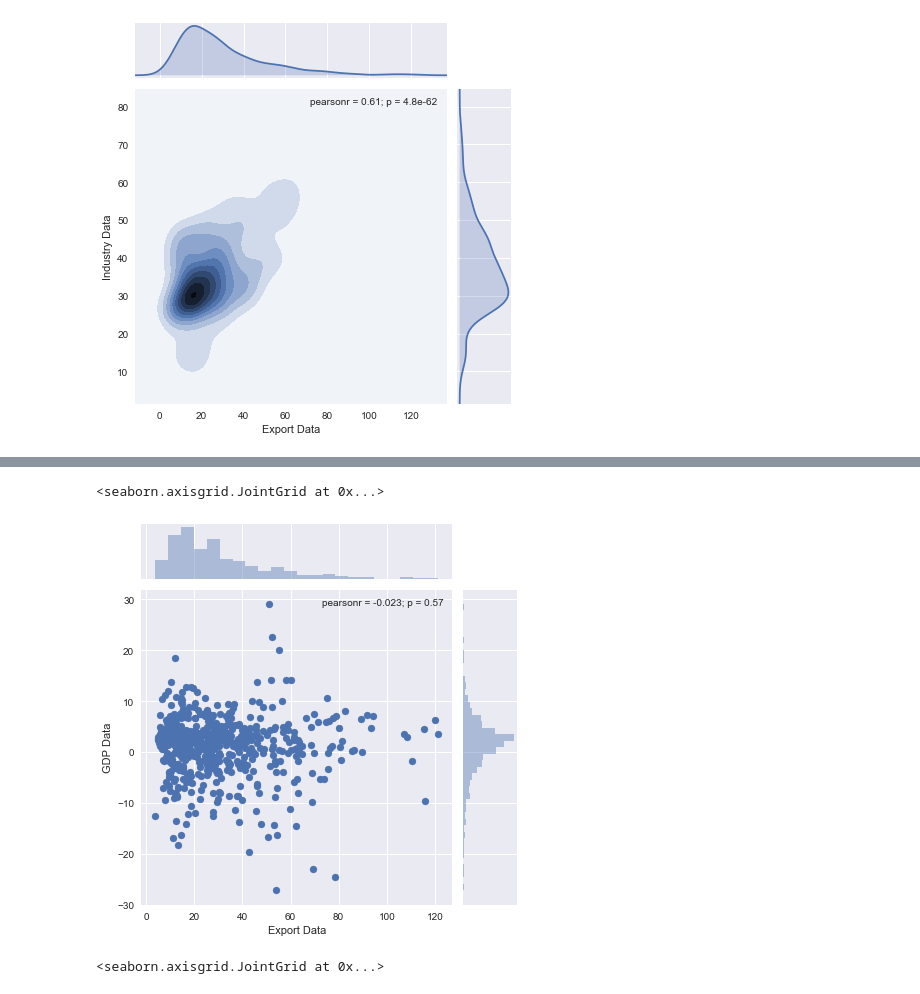
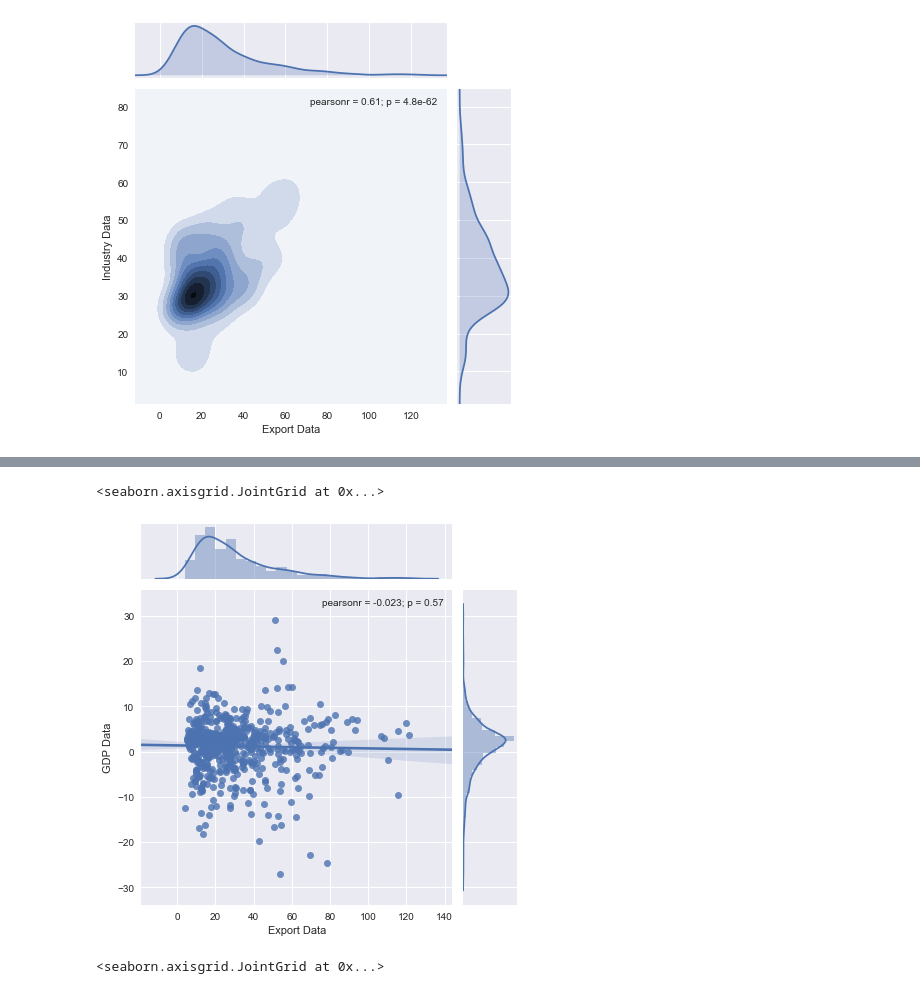
Before and after one commit to mike-gee/datascience, a Jupyter notebook: findingCorrelation-3.ipynb, the cells around one changed output, grey strips where cells are left out. Cells and saved outputs as stored; diff of their text form; code cells hidden in the pictures.

```diff
--- a/findingCorrelation-3.ipynb
+++ b/findingCorrelation-3.ipynb
@@ -519,8 +583,8 @@ sns.boxplot(y="Industry Data", x= "Export Data", data=real_data2)
 # %%
-sns.jointplot(x ='Export Data', y ='GDP Data', data = real_data2)
+sns.jointplot(x ='Export Data', y ='GDP Data', kind = 'reg', data = real_data2)
 # %% [output]
 <seaborn.axisgrid.JointGrid at 0x...>
-[figure, old version]
+[figure, new version]
 # %%
 sns.jointplot(x ='GDP Data', y ='Export Data', data = real_data2, kind="kde")
 # %% [output]
```
Also changed, not shown: parts of 33 cells of this notebook.
